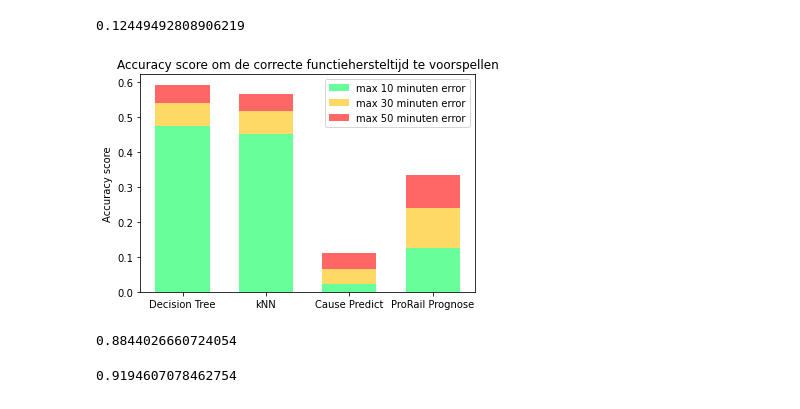
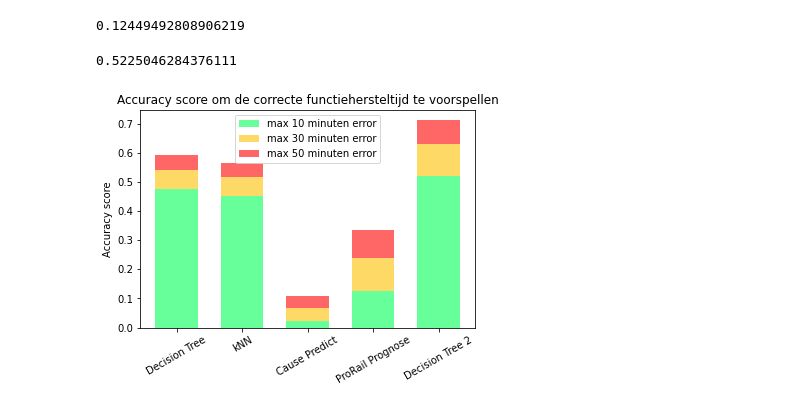
Before and after one commit to Verrem98/Prorail_project, a Jupyter notebook: base_model.ipynb, the cells around one changed output. Saved outputs shown, nothing was run; the diff lists cells and outputs as text; code cells hidden in the pictures.

Commit message:
2e decision tree algoritme toegevoegd

```diff
--- a/base_model.ipynb
+++ b/base_model.ipynb
@@ -194,26 +224,34 @@ y3_ax[0]
 y4_ax[0]
 # %% [output]
 0.12449492808906219
+# %%
+# chance to predict the right bin, decision tree 2
+y5_ax[0]
+# %% [output]
+0.5225046284376111
 # %%
-labels = ['Decision Tree', 'kNN', 'Cause Predict', 'ProRail Prognose']
+labels = ['Decision Tree', 'kNN', 'Cause Predict', 'ProRail Prognose', 'Decision Tree 2']
 
-min_10 = [eval(f"y{i}_ax[0]") for i in range(1,5)]
-min_30 = [eval(f"y{i}_ax[1]") - eval(f"y{i}_ax[0]") for i in range(1,5)]
-min_50 = [eval(f"y{i}_ax[2]") - eval(f"y{i}_ax[1]") for i in range(1,5)]
+min_10 = [eval(f"y{i}_ax[0]") for i in range(1,len(labels)+1)]
+min_30 = [eval(f"y{i}_ax[1]") - eval(f"y{i}_ax[0]") for i in range(1,len(labels)+1)]
+min_50 = [eval(f"y{i}_ax[2]") - eval(f"y{i}_ax[1]") for i in range(1,len(labels)+1)]
 
 width = 0.65
 
 fig, ax = plt.subplots()
 
 ax.bar(labels, min_10, width, label='max 10 minuten error', color = '#66ff99')
 ax.bar(labels, min_30, width ,bottom=min_10,label='max 30 minuten error', color = '#ffd966')
 ax.bar(labels, min_50, width ,bottom=(np.array(min_30) + np.array(min_10)),label='max 50 minuten error', color = '#ff6666')
 
 
 ax.set_ylabel('Accuracy score')
 ax.set_title('Accuracy score om de correcte functiehersteltijd te voorspellen')
 ax.legend()
 
+plt.xticks(rotation=30)
+
+
 plt.show()
 # %% [output]
-[figure, old version]
+[figure, new version]
@@ -245,8 +257,0 @@ y_pred = clf.predict(X_test)
-# %%
-accuracy_score(y_test,y_pred)
-# %% [output]
-0.8844026660724054
-# %%
-get_accuracy(1, list(zip(y_test,y_pred)))
-# %% [output]
-0.9194607078462754
```
Also changed, not shown: parts of 13 cells of this notebook.
